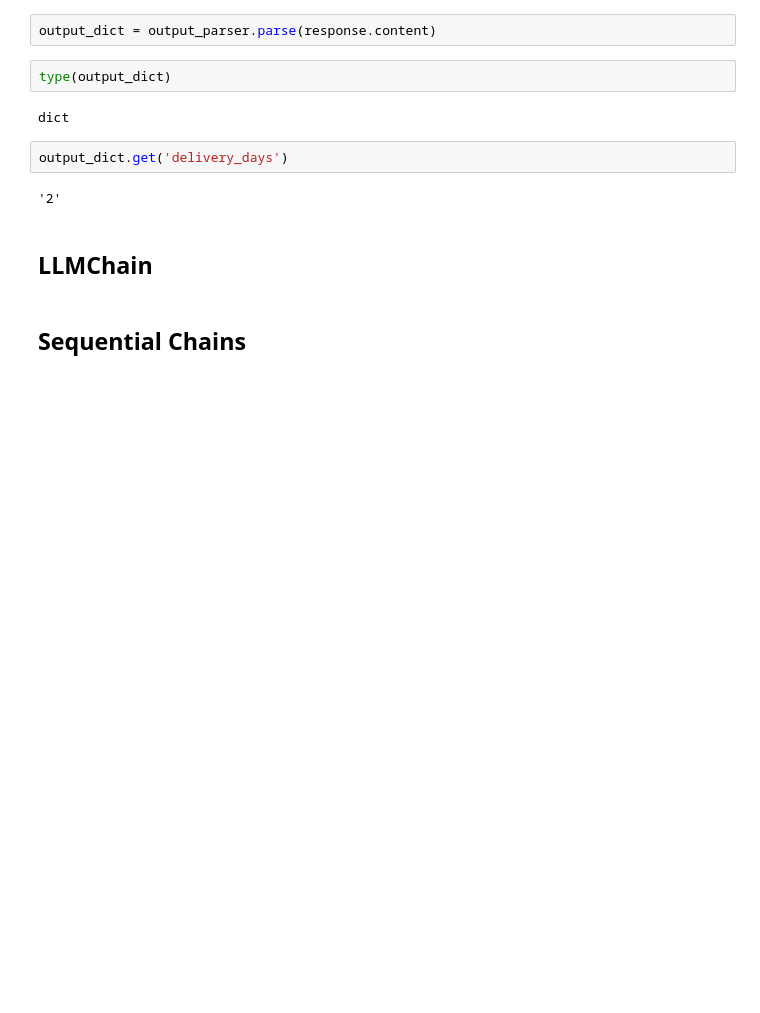
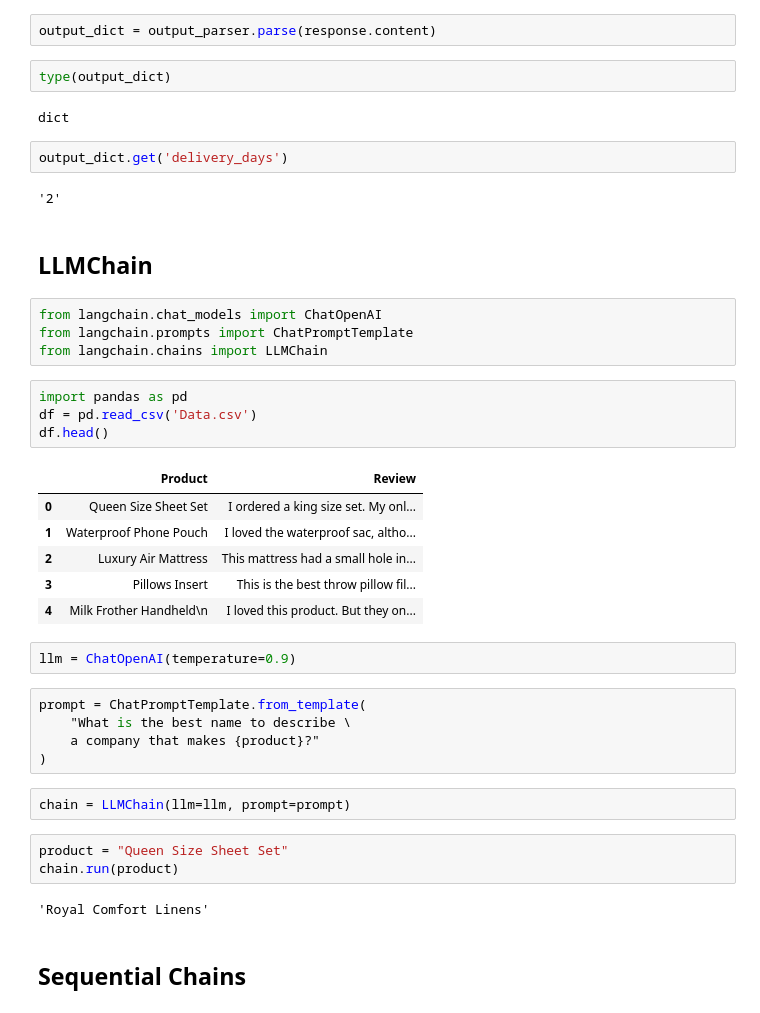
Before and after one commit to urcuqui/Data-Science, a Jupyter notebook: openai/LangChain-C.ipynb, the cells around one changed output. Saved outputs shown, nothing was run; the diff lists cells and outputs as text; blank space fills up the shorter version.

```diff
--- a/openai/LangChain-C.ipynb
+++ b/openai/LangChain-C.ipynb
@@ -324,5 +326,34 @@ output_dict.get('delivery_days')
 '2'
 # %% [markdown]
 ## LLMChain
+# %%
+from langchain.chat_models import ChatOpenAI
+from langchain.prompts import ChatPromptTemplate
+from langchain.chains import LLMChain
+# %%
+import pandas as pd
+df = pd.read_csv('Data.csv')
+df.head()
+# %% [output]
+|  | Product | Review |
+| 0 | Queen Size Sheet Set | I ordered a king size set. My onl... |
+| 1 | Waterproof Phone Pouch | I loved the waterproof sac, altho... |
+| 2 | Luxury Air Mattress | This mattress had a small hole in... |
+| 3 | Pillows Insert | This is the best throw pillow fil... |
+| 4 | Milk Frother Handheld\n | I loved this product. But they on... |
+# %%
+llm = ChatOpenAI(temperature=0.9)
+# %%
+prompt = ChatPromptTemplate.from_template(
+    "What is the best name to describe \
+    a company that makes {product}?"
+)
+# %%
+chain = LLMChain(llm=llm, prompt=prompt)
+# %%
+product = "Queen Size Sheet Set"
+chain.run(product)
+# %% [output]
+'Royal Comfort Linens'
 # %% [markdown]
 ## Sequential Chains
```
Also changed, not shown: parts of 41 cells of this notebook.
